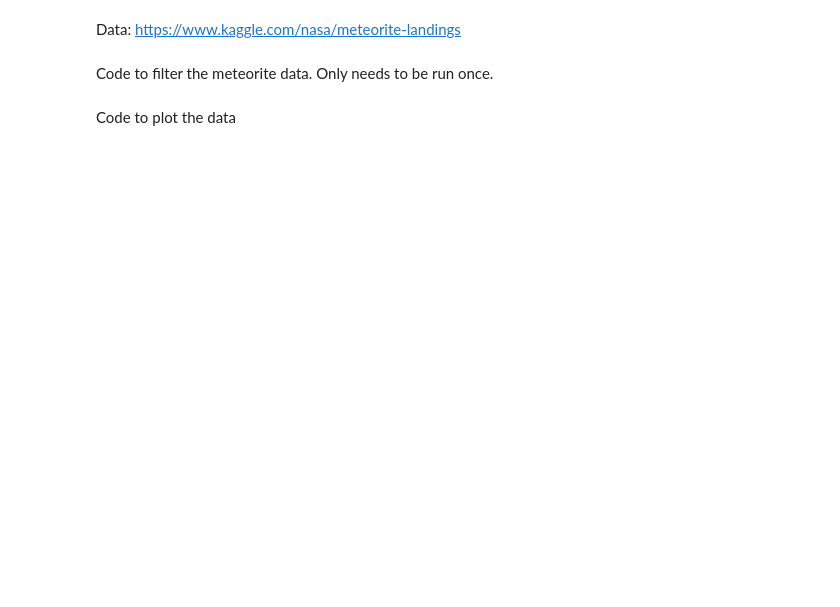
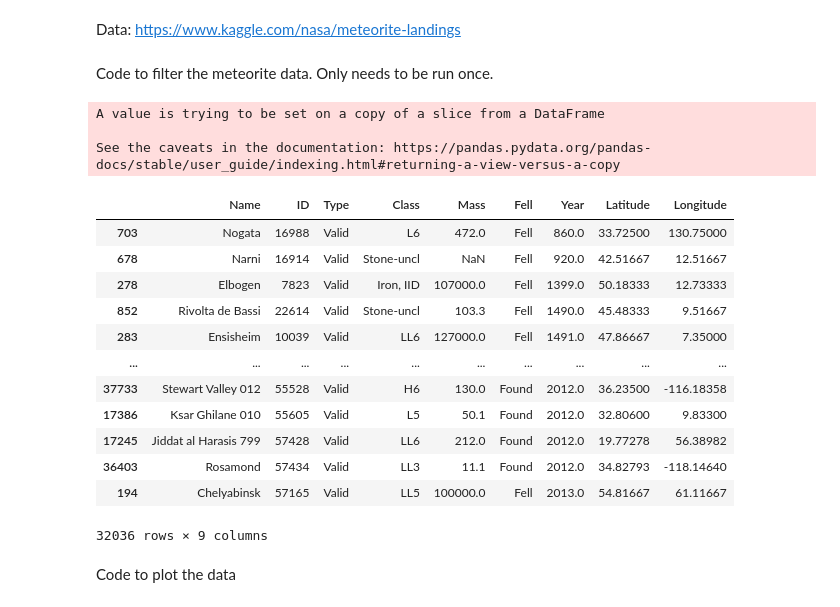
Before and after one commit to erifyc1/meteorite-visualization, a Jupyter notebook: main.ipynb, the cells around one changed output. Cells and saved outputs as stored; diff of their text form; code cells hidden in the pictures; blank space fills up the shorter version.

```diff
--- a/main.ipynb
+++ b/main.ipynb
@@ -11,13 +11,31 @@ Code to filter the meteorite data. Only needs to be run once.
 # %%
 meteorites = pd.read_csv("./data/meteorite-landings.csv", delimiter=",")
 filtered_coords = (meteorites["Longitude"] >= -180) & (meteorites["Longitude"] <= 180) & ((meteorites["Longitude"] != 0) | (meteorites["Latitude"] != 0))
 filtered_years = (meteorites["Year"] >= 860) & (meteorites["Year"] <= 2016)
-filtered_mass = (meteorites["Mass"] >= 100)
-filtered_meteorites = meteorites[filtered_coords & filtered_years & filtered_mass]
+filtered_mass = ((meteorites["Mass"] >= 100))
+filtered_meteorites = meteorites[filtered_coords & filtered_years]
 filtered_meteorites.drop("GeoLocation", axis=1, inplace=True)
 # filtered_meteorites["Mass"] = filtered_meteorites["Mass"] / 1000
 filtered_meteorites.to_csv("./data/cleansed-data.csv")
+filtered_meteorites = filtered_meteorites.sort_values(by="Year", ascending=True)
 filtered_meteorites
+# %% [output]
+A value is trying to be set on a copy of a slice from a DataFrame
+
+See the caveats in the documentation: https://pandas.pydata.org/pandas-docs/stable/user_guide/indexing.html#returning-a-view-versus-a-copy
+|  | Name | ID | Type | Class | Mass | Fell | Year | Latitude | Longitude |
+| 703 | Nogata | 16988 | Valid | L6 | 472.0 | Fell | 860.0 | 33.72500 | 130.75000 |
+| 678 | Narni | 16914 | Valid | Stone-uncl | NaN | Fell | 920.0 | 42.51667 | 12.51667 |
+| 278 | Elbogen | 7823 | Valid | Iron, IID | 107000.0 | Fell | 1399.0 | 50.18333 | 12.73333 |
+| 852 | Rivolta de Bassi | 22614 | Valid | Stone-uncl | 103.3 | Fell | 1490.0 | 45.48333 | 9.51667 |
+| 283 | Ensisheim | 10039 | Valid | LL6 | 127000.0 | Fell | 1491.0 | 47.86667 | 7.35000 |
+| ... | ... | ... | ... | ... | ... | ... | ... | ... | ... |
+| 37733 | Stewart Valley 012 | 55528 | Valid | H6 | 130.0 | Found | 2012.0 | 36.23500 | -116.18358 |
+| 17386 | Ksar Ghilane 010 | 55605 | Valid | L5 | 50.1 | Found | 2012.0 | 32.80600 | 9.83300 |
+| 17245 | Jiddat al Harasis 799 | 57428 | Valid | LL6 | 212.0 | Found | 2012.0 | 19.77278 | 56.38982 |
+| 36403 | Rosamond | 57434 | Valid | LL3 | 11.1 | Found | 2012.0 | 34.82793 | -118.14640 |
+| 194 | Chelyabinsk | 57165 | Valid | LL5 | 100000.0 | Fell | 2013.0 | 54.81667 | 61.11667 |
+32036 rows × 9 columns
 # %% [markdown]
 Code to plot the data
 # %%
```
Also changed, not shown: parts of 2 cells of this notebook, 2 other files.
